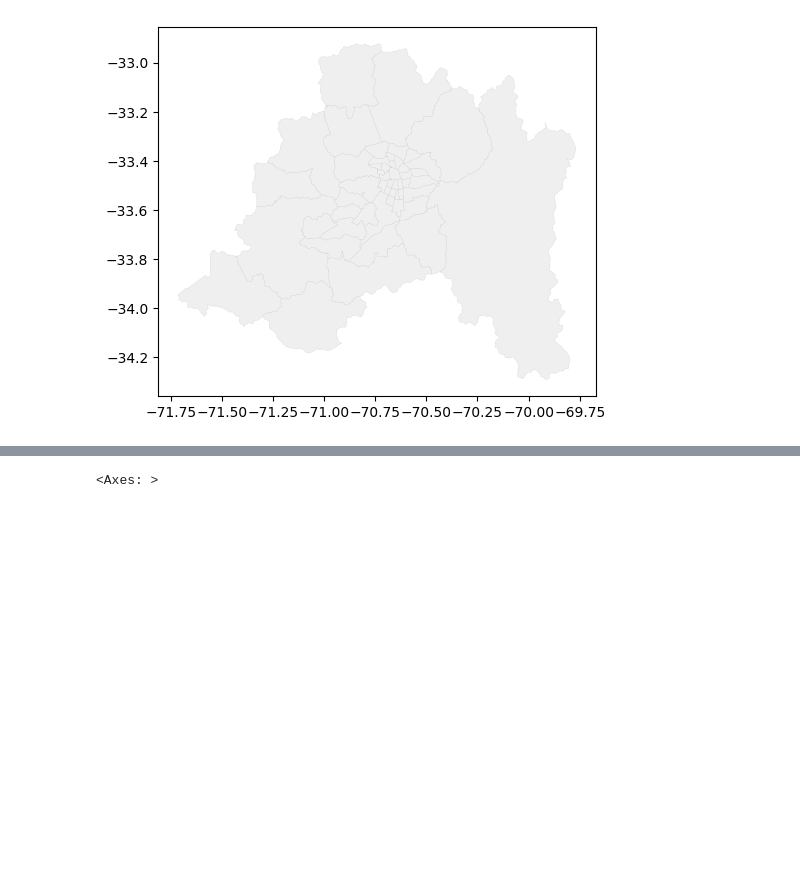
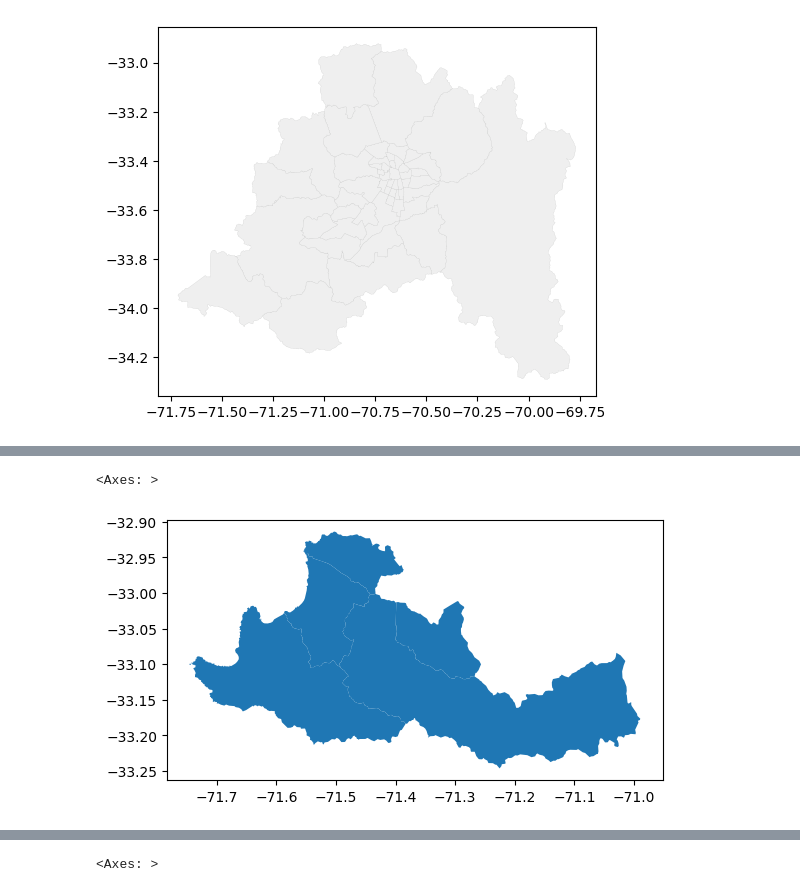
Before and after one commit to diegocaro/censo2024, a Jupyter notebook: notebooks/1.0-dc-loading-maps.ipynb, the cells around one changed output, grey strips where cells are left out. Cells and saved outputs as stored; diff of their text form; code cells hidden in the pictures; blank space fills up the shorter version.

```diff
--- a/notebooks/1.0-dc-loading-maps.ipynb
+++ b/notebooks/1.0-dc-loading-maps.ipynb
@@ -29,0 +42,17 @@ carto[carto["COD_REG"] == "13"]
+# %%
+comunas_gran_valparaiso = [
+    "VALPARAÍSO",
+    "VIÑA DEL MAR",
+    "QUILPUÉ",
+    "VILLA ALEMANA",
+    "CONCÓN",
+]
+carto["gran_valparaiso"] = carto["COMUNA"].isin(comunas_gran_valparaiso)
+
+assert len(comunas_gran_valparaiso) == len(carto[carto["gran_valparaiso"]])
+
+box_tierra = box(-73.2, -90, 180, 90)
+carto[carto["gran_valparaiso"]].geometry.intersection(box_tierra).plot()
+# %% [output]
+<Axes: >
+[figure, added]
```
Also changed, not shown: parts of 6 cells of this notebook.
